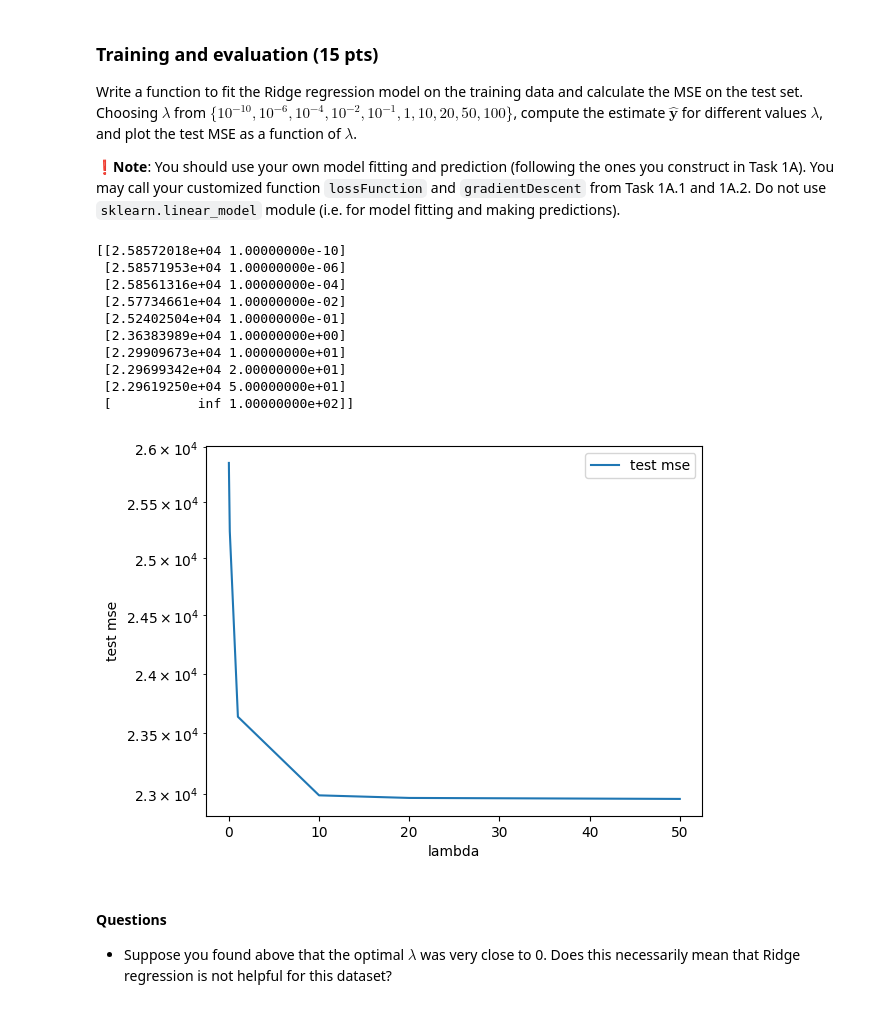
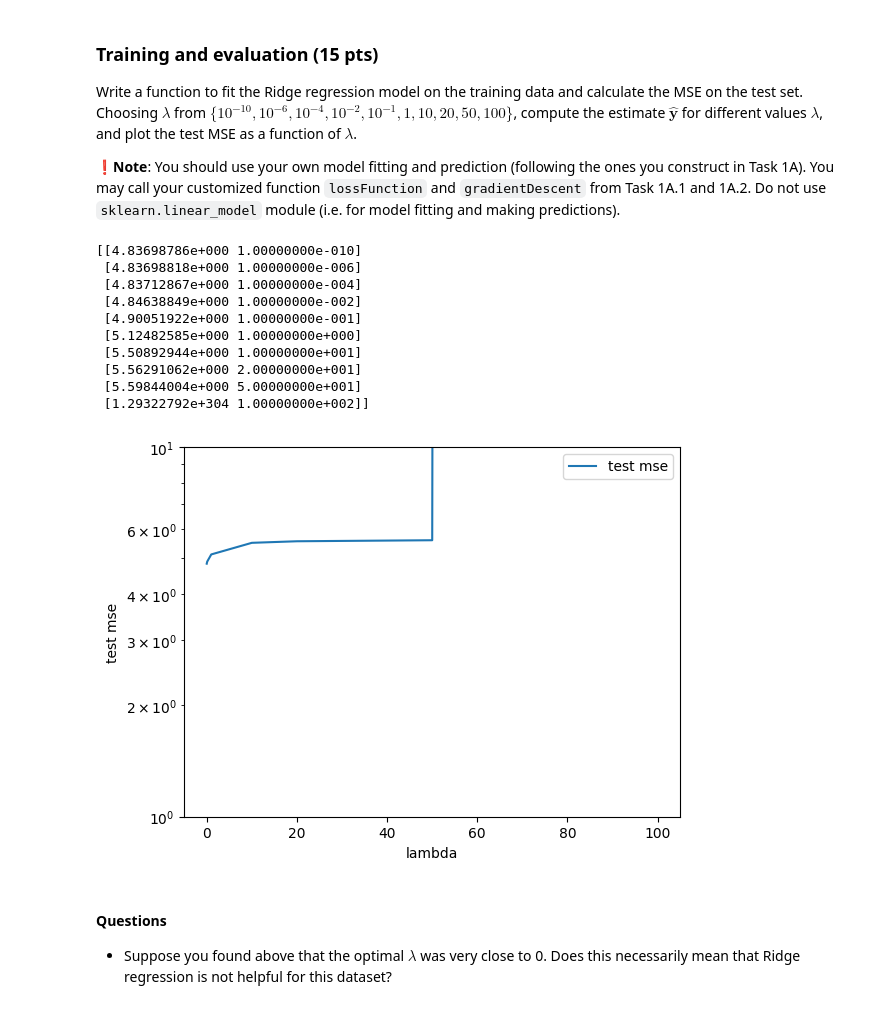
Before and after one commit to nickmvega/machine-learning, a Jupyter notebook: project1_regression_modelsel.ipynb, the cells around one changed output. Saved outputs shown, nothing was run; the diff lists cells and outputs as text; code cells hidden in the pictures.

```diff
--- a/project1_regression_modelsel.ipynb
+++ b/project1_regression_modelsel.ipynb
@@ -343,7 +343,7 @@ Write a customized function `gradientDescent(X,y,theta,eta,Lambda,tolerance)`
 
  (*Hint: the loss should be descending in the loss plot.*)
 # %%
-def gradientDescent(X: np.array, y: np.array, w: np.array, eta: float, Lambda: float, tolerance: float) -> Tuple[np.array, list]:
+def gradientDescent(X: np.array, y: np.array, w: np.array, eta: float, Lambda: float, tolerance: float, max_iter : int) -> Tuple[np.array, list]:
     """
     Perform gradient descent to minimize the loss function.
 
@@ -365,15 +365,22 @@ def gradientDescent(X: np.array, y: np.array, w: np.array, eta: float, Lambda: f
     ##############################################################
     # add your code to compute the output of the gradient, as well as the loss histroy #
     regLoss, grad = lossFunction(w, X, y, Lambda)
-    Loss_history.append(regLoss[0][0])
+    Loss_history.append(regLoss.item())
+    iter = 0
 
-    while abs(regLoss[0][0] - prev_loss) > tolerance:
+    while abs(regLoss.item() - prev_loss) > tolerance:
         w = w - (eta * grad)
 
-        prev_loss = regLoss[0][0]
+        prev_loss = regLoss.item()
 
         regLoss, grad = lossFunction(w, X, y, Lambda)
-        Loss_history.append(regLoss[0][0])
+        Loss_history.append(regLoss.item())
+
+        iter += 1
+        if iter == max_iter:
+            break
+
+
     ##############################################################
 
     return w, Loss_history
@@ -381,10 +388,10 @@ def gradientDescent(X: np.array, y: np.array, w: np.array, eta: float, Lambda: f
 # Parameters
 Eta = 0.1
 Tolerance = 1e-6
-
+max_iter = 1e4
 
 # Perform gradient descent
-w, Loss_history = gradientDescent(X_train, y_train, initial_w, Eta, Lambda, Tolerance)
+w, Loss_history = gradientDescent(X_train, y_train, initial_w, Eta, Lambda, Tolerance, max_iter)
 print("The regularized w using ridge regression:\n", w)
 
 # Plot loss history
@@ -832,48 +838,47 @@ def train_and_eval( X_train , y_train , X_eval , y_eval , lambda_ ):
     #
     eta = 0.01
     tolerance = 1e-4
-    w, _ = gradientDescent(X_train, y_train, initial_w, eta, lambda_, tolerance)
+    w, _ = gradientDescent(X_train, y_train, initial_w, eta, lambda_, tolerance, max_iter=1e4)
 
     # Make predictions on the evaluation set
-    y_hat = X_eval @ w
+    y_pred = X_eval @ w
 
     n = X_eval.shape[0]
 
-    mse = (1 / n) * np.sum((y_eval - y_hat) ** 2)
-
+    mse= (1/n) * np.sum((y_eval- ( w.T @ X_eval.T)) **2)
     ##############################################################
 
     return mse
 
 
 weight_list = [1e-10, 1e-6, 1e-4, 0.01, 0.1, 1, 10, 20, 50, 100]
 result_list = []
 
 # compute test MSE
 for weight in weight_list:
     test_mse = train_and_eval ( X_train , y_train.values , X_test , y_test.values , weight )
     result_list.append ([ test_mse , weight ])
     result_array = np.array ( result_list )
 print(result_array)
 plt.figure()
 plt.plot( result_array [: , -1] , result_array [: ,0] , label = 'test mse')
 plt.xlabel('lambda')
 plt.ylabel('test mse')
 plt.yscale('log')
 plt.legend()
 plt.show()
 # %% [output]
-[[2.58572018e+04 1.00000000e-10]
- [2.58571953e+04 1.00000000e-06]
- [2.58561316e+04 1.00000000e-04]
- [2.57734661e+04 1.00000000e-02]
- [2.52402504e+04 1.00000000e-01]
- [2.36383989e+04 1.00000000e+00]
- [2.29909673e+04 1.00000000e+01]
- [2.29699342e+04 2.00000000e+01]
- [2.29619250e+04 5.00000000e+01]
- [           inf 1.00000000e+02]]
+[[4.83698786e+000 1.00000000e-010]
+ [4.83698818e+000 1.00000000e-006]
+ [4.83712867e+000 1.00000000e-004]
+ [4.84638849e+000 1.00000000e-002]
+ [4.90051922e+000 1.00000000e-001]
+ [5.12482585e+000 1.00000000e+000]
+ [5.50892944e+000 1.00000000e+001]
+ [5.56291062e+000 2.00000000e+001]
+ [5.59844004e+000 5.00000000e+001]
+ [1.29322792e+304 1.00000000e+002]]
-[figure, old version]
+[figure, new version]
 # %% [markdown]
 #### Questions
 - Suppose you found above that the optimal $\lambda$ was very close to 0. Does this necessarily mean that Ridge regression is not helpful for this dataset?
```
Also changed, not shown: parts of 4 cells of this notebook.
